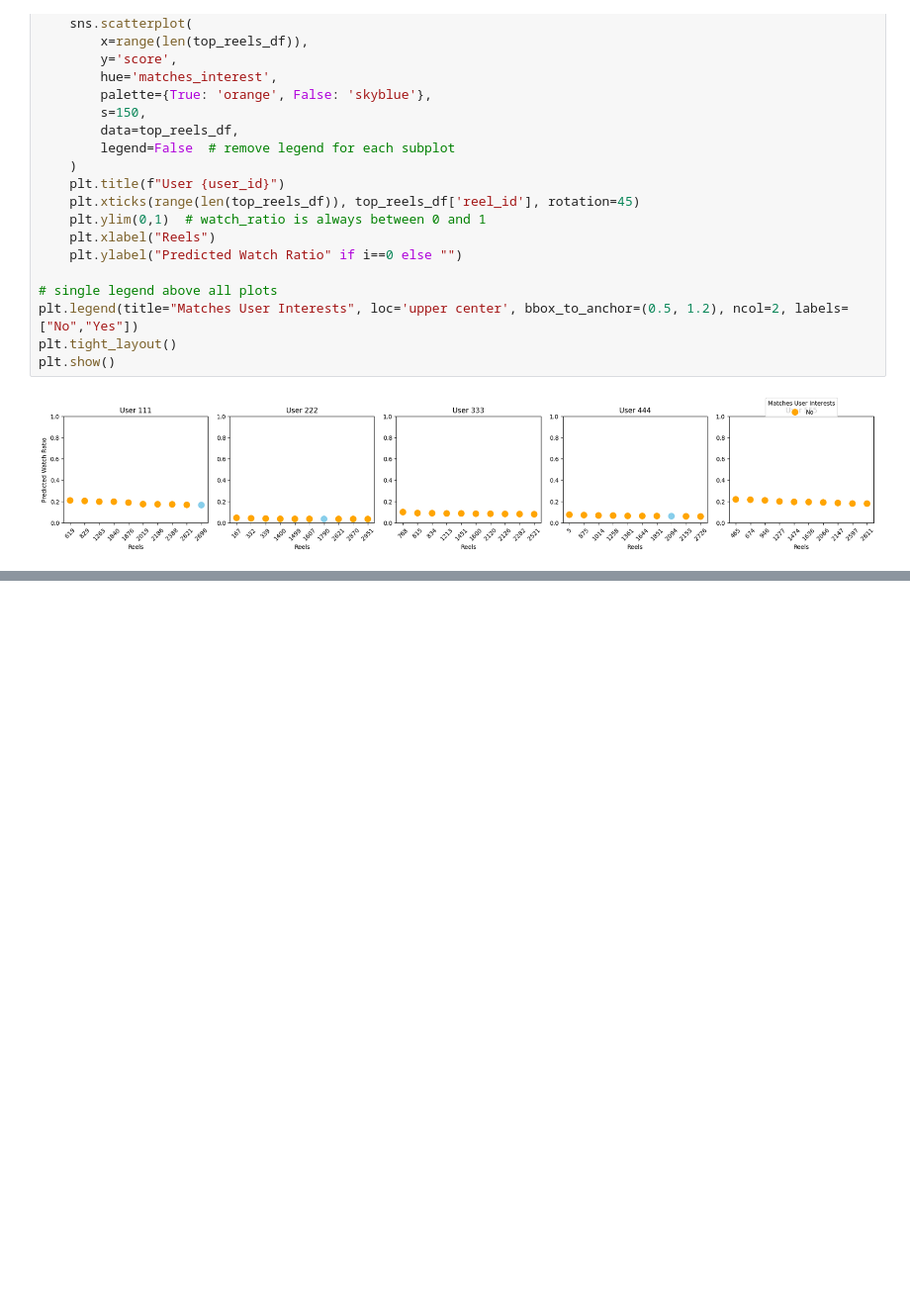
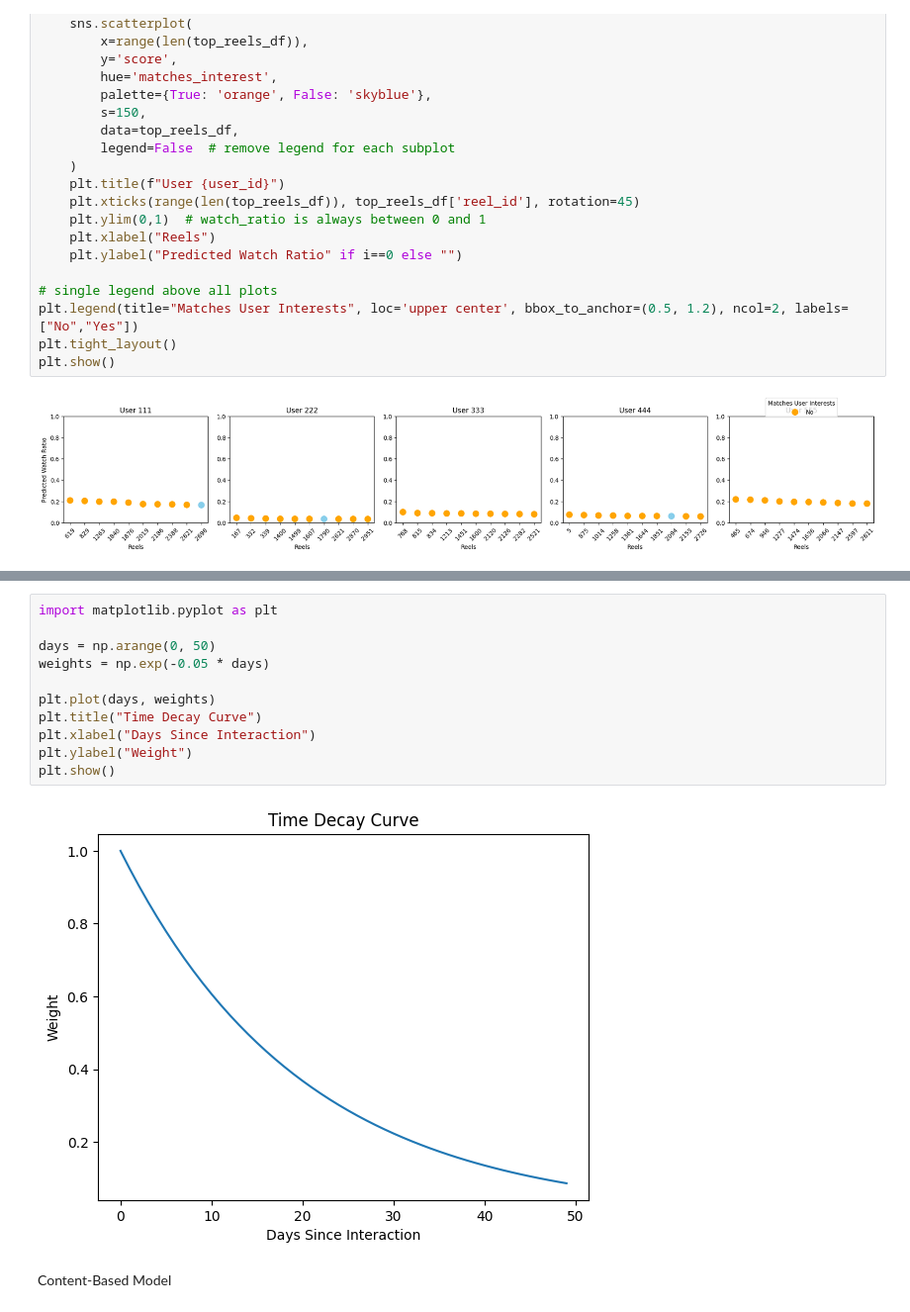
Before and after one commit to Suzan8/ALLUVO-RecommendationSystem, a Jupyter notebook: notebooks/03.ipynb, the cells around one changed output, grey strips where cells are left out. Shown at 99% size. Drawn from its saved outputs; the diff is of its cells as text; blank space fills up the shorter version.

```diff
--- a/notebooks/03.ipynb
+++ b/notebooks/03.ipynb
@@ -534,0 +632,15 @@ plt.show()
+# %%
+import matplotlib.pyplot as plt
+
+days = np.arange(0, 50)
+weights = np.exp(-0.05 * days)
+
+plt.plot(days, weights)
+plt.title("Time Decay Curve")
+plt.xlabel("Days Since Interaction")
+plt.ylabel("Weight")
+plt.show()
+# %% [output]
+[figure, added]
+# %% [markdown]
+Content-Based Model
```
Also changed, not shown: parts of 17 cells of this notebook, 2 other files.
